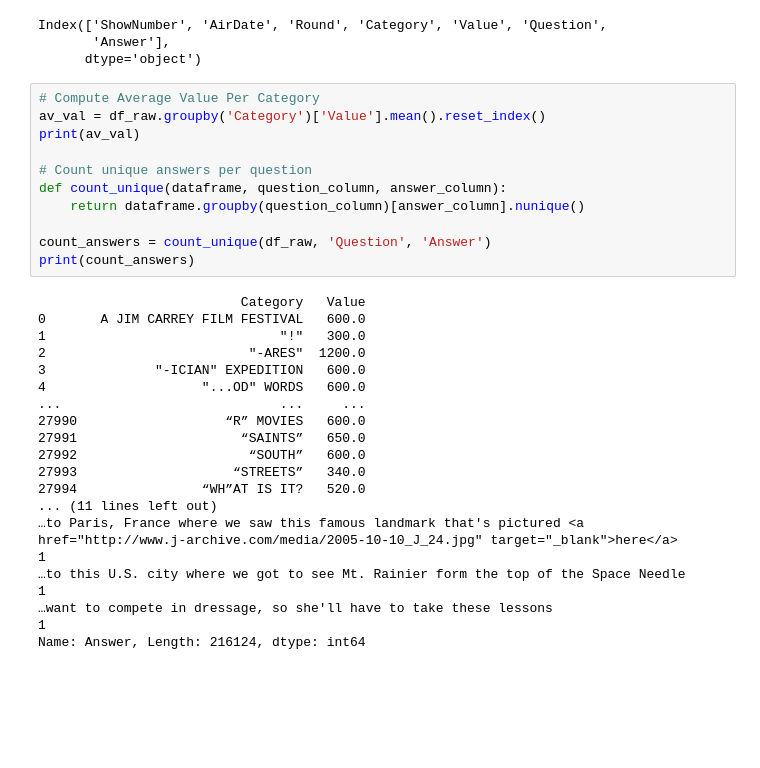
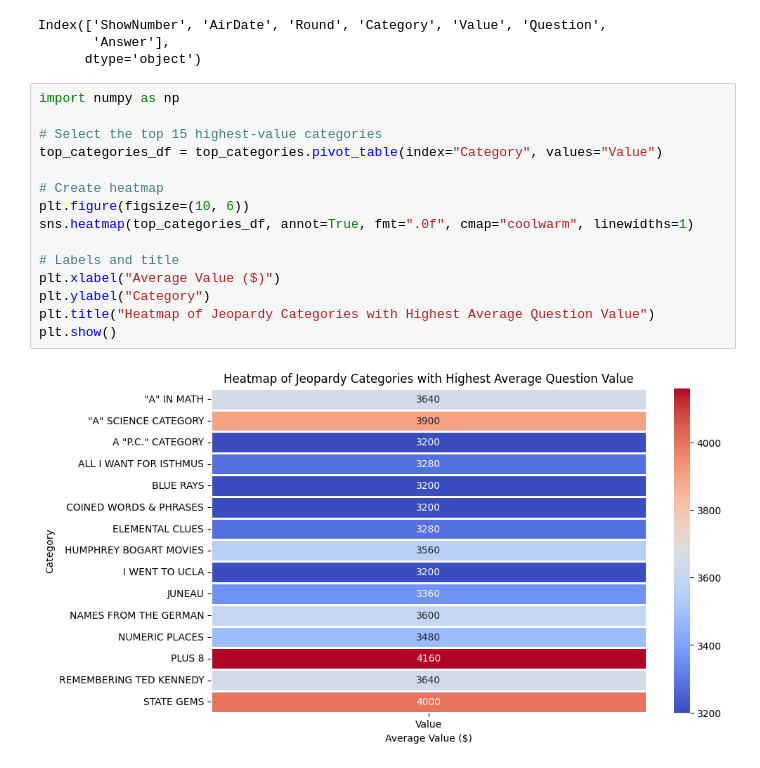
Before and after one commit to Aicoaching2025/Jeopardy, a Jupyter notebook: Jeopardy.ipynb, the cells around one changed output. Cells and saved outputs as stored; diff of their text form; blank space fills up the shorter version.

```diff
--- a/Jeopardy.ipynb
+++ b/Jeopardy.ipynb
@@ -77,35 +77,23 @@ print(df_raw.columns)
 Index(['ShowNumber', 'AirDate', 'Round', 'Category', 'Value', 'Question',
        'Answer'],
       dtype='object')
-# %%
-# Compute Average Value Per Category
-av_val = df_raw.groupby('Category')['Value'].mean().reset_index()
-print(av_val)
-
-# Count unique answers per question
-def count_unique(dataframe, question_column, answer_column):
-    return dataframe.groupby(question_column)[answer_column].nunique()
-
-count_answers = count_unique(df_raw, 'Question', 'Answer')
-print(count_answers)
-# %% [output]
-                          Category   Value
-0       A JIM CARREY FILM FESTIVAL   600.0
-1                              "!"   300.0
-2                          "-ARES"  1200.0
-3              "-ICIAN" EXPEDITION   600.0
-4                    "...OD" WORDS   600.0
-...                            ...     ...
-27990                   “R” MOVIES   600.0
-27991                     “SAINTS”   650.0
-27992                      “SOUTH”   600.0
-27993                    “STREETS”   340.0
-27994                “WH”AT IS IT?   520.0
-... (11 lines left out)
-…to Paris, France where we saw this famous landmark that's pictured <a href="http://www.j-archive.com/media/2005-10-10_J_24.jpg" target="_blank">here</a>                                        1
-…to this U.S. city where we got to see Mt. Rainier form the top of the Space Needle                                                                                                              1
-…want to compete in dressage, so she'll have to take these lessons                                                                                                                               1
-Name: Answer, Length: 216124, dtype: int64
+# %%
+import numpy as np
+
+# Select the top 15 highest-value categories
+top_categories_df = top_categories.pivot_table(index="Category", values="Value")
+
+# Create heatmap
+plt.figure(figsize=(10, 6))
+sns.heatmap(top_categories_df, annot=True, fmt=".0f", cmap="coolwarm", linewidths=1)
+
+# Labels and title
+plt.xlabel("Average Value ($)")
+plt.ylabel("Category")
+plt.title("Heatmap of Jeopardy Categories with Highest Average Question Value")
+plt.show()
+# %% [output]
+[figure, added]
 # %%
 import matplotlib.pyplot as plt
 import seaborn as sns
```
Also changed, not shown: parts of 3 cells of this notebook.
